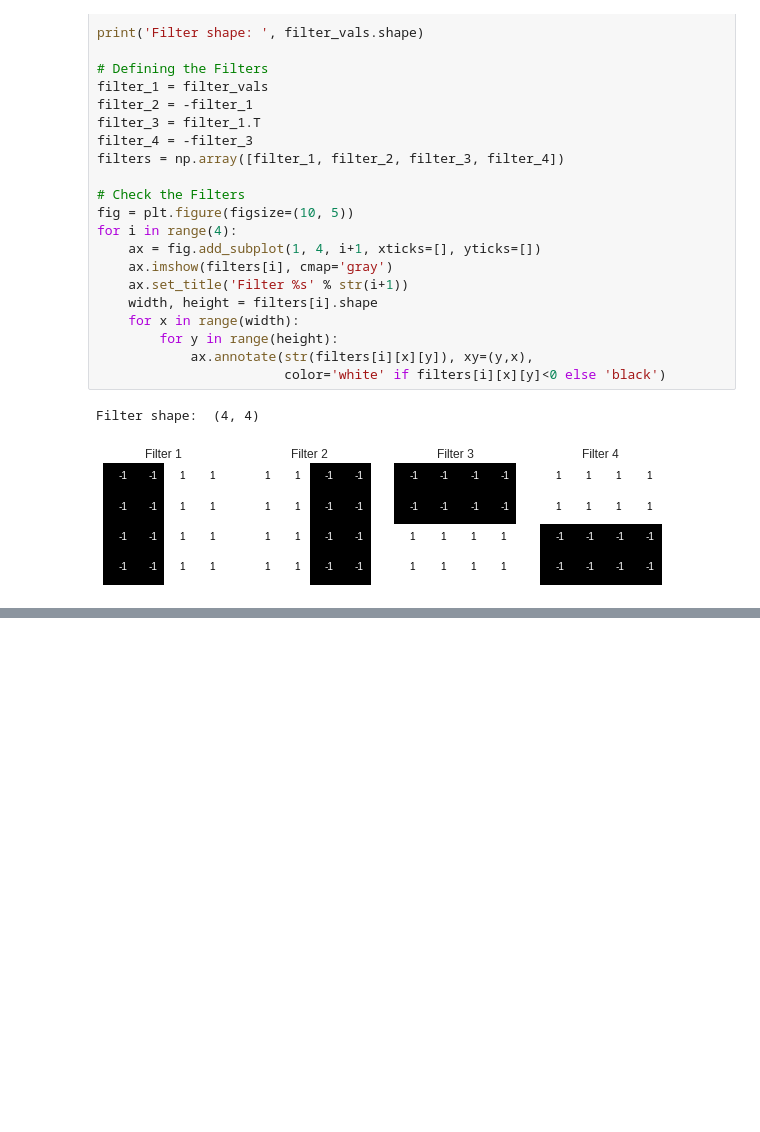
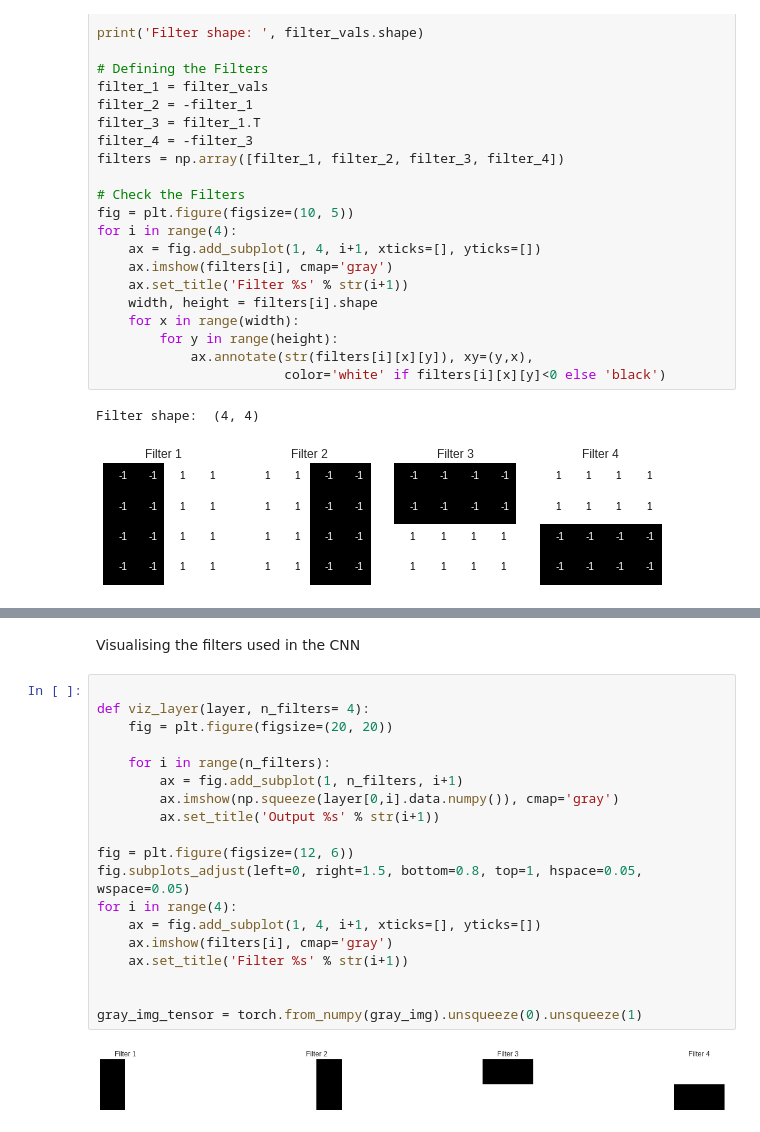
Before and after one commit to RuaanV/datascience-notebook, a Jupyter notebook: cnn_overview.ipynb, the cells around one changed output, grey strips where cells are left out. Saved outputs shown, nothing was run; the diff lists cells and outputs as text; blank space fills up the shorter version.

```diff
--- a/cnn_overview.ipynb
+++ b/cnn_overview.ipynb
@@ -180,0 +254,23 @@ Filter shape:  (4, 4)
+# %% [markdown]
+Visualising the filters used in the CNN
+# %%
+
+def viz_layer(layer, n_filters= 4):
+    fig = plt.figure(figsize=(20, 20))
+
+    for i in range(n_filters):
+        ax = fig.add_subplot(1, n_filters, i+1)
+        ax.imshow(np.squeeze(layer[0,i].data.numpy()), cmap='gray')
+        ax.set_title('Output %s' % str(i+1))
+
+fig = plt.figure(figsize=(12, 6))
+fig.subplots_adjust(left=0, right=1.5, bottom=0.8, top=1, hspace=0.05, wspace=0.05)
+for i in range(4):
+    ax = fig.add_subplot(1, 4, i+1, xticks=[], yticks=[])
+    ax.imshow(filters[i], cmap='gray')
+    ax.set_title('Filter %s' % str(i+1))
+
+
+gray_img_tensor = torch.from_numpy(gray_img).unsqueeze(0).unsqueeze(1)
+# %% [output]
+[figure, added]
```
Also changed, not shown: parts of 10 cells of this notebook.
